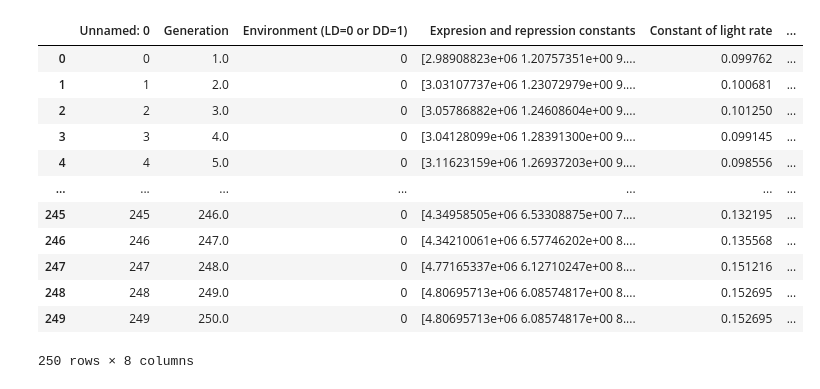
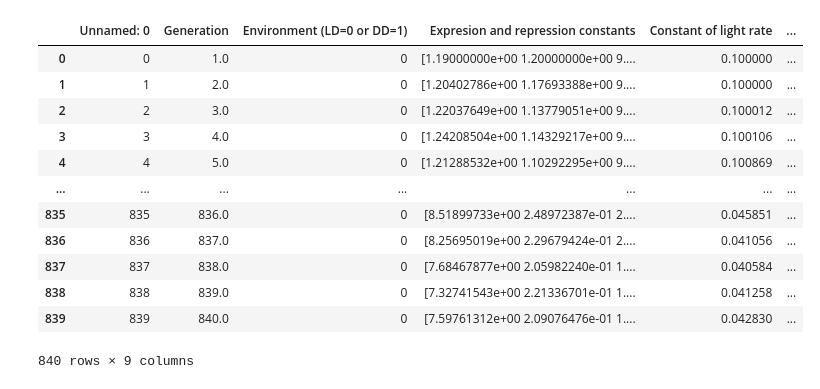
Before and after one commit to SysEvo/Circadian_clock_Neurospora, a Jupyter notebook: Data_analisys.ipynb, the cells around one changed output. Drawn from its saved outputs; the diff is of its cells as text; code cells hidden in the pictures.

```diff
--- a/Data_analisys.ipynb
+++ b/Data_analisys.ipynb
@@ -28,18 +73,18 @@ for i in range(len(rW)):
 # %%
-resultA = pd.read_csv("Result/AveGenSub_u0.03_M1.1_st600_N1000_v0.2_LD0_alg0_0.csv")
+resultA = pd.read_csv("Result/AveGenSub_u0.03_M1.1_st550_N1000_v0.2_LD0_alg0_0.csv")
 resultA
 # %% [output]
 |  | Unnamed: 0 | Generation | Environment (LD=0 or DD=1) | Expresion and repression constants | Constant of light rate | ... |
-| 0 | 0 | 1.0 | 0 | [2.98908823e+06 1.20757351e+00 9.... | 0.099762 | ... |
-| 1 | 1 | 2.0 | 0 | [3.03107737e+06 1.23072979e+00 9.... | 0.100681 | ... |
-| 2 | 2 | 3.0 | 0 | [3.05786882e+06 1.24608604e+00 9.... | 0.101250 | ... |
-| 3 | 3 | 4.0 | 0 | [3.04128099e+06 1.28391300e+00 9.... | 0.099145 | ... |
-| 4 | 4 | 5.0 | 0 | [3.11623159e+06 1.26937203e+00 9.... | 0.098556 | ... |
+| 0 | 0 | 1.0 | 0 | [1.19000000e+00 1.20000000e+00 9.... | 0.100000 | ... |
+| 1 | 1 | 2.0 | 0 | [1.20402786e+00 1.17693388e+00 9.... | 0.100000 | ... |
+| 2 | 2 | 3.0 | 0 | [1.22037649e+00 1.13779051e+00 9.... | 0.100012 | ... |
+| 3 | 3 | 4.0 | 0 | [1.24208504e+00 1.14329217e+00 9.... | 0.100106 | ... |
+| 4 | 4 | 5.0 | 0 | [1.21288532e+00 1.10292295e+00 9.... | 0.100869 | ... |
 | ... | ... | ... | ... | ... | ... | ... |
-| 245 | 245 | 246.0 | 0 | [4.34958505e+06 6.53308875e+00 7.... | 0.132195 | ... |
-| 246 | 246 | 247.0 | 0 | [4.34210061e+06 6.57746202e+00 8.... | 0.135568 | ... |
-| 247 | 247 | 248.0 | 0 | [4.77165337e+06 6.12710247e+00 8.... | 0.151216 | ... |
-| 248 | 248 | 249.0 | 0 | [4.80695713e+06 6.08574817e+00 8.... | 0.152695 | ... |
-| 249 | 249 | 250.0 | 0 | [4.80695713e+06 6.08574817e+00 8.... | 0.152695 | ... |
+| 835 | 835 | 836.0 | 0 | [8.51899733e+00 2.48972387e-01 2.... | 0.045851 | ... |
+| 836 | 836 | 837.0 | 0 | [8.25695019e+00 2.29679424e-01 2.... | 0.041056 | ... |
+| 837 | 837 | 838.0 | 0 | [7.68467877e+00 2.05982240e-01 1.... | 0.040584 | ... |
+| 838 | 838 | 839.0 | 0 | [7.32741543e+00 2.21336701e-01 1.... | 0.041258 | ... |
+| 839 | 839 | 840.0 | 0 | [7.59761312e+00 2.09076476e-01 1.... | 0.042830 | ... |
-250 rows × 8 columns
+840 rows × 9 columns
 # %%
```
Also changed, not shown: parts of 14 cells of this notebook, 2 other files.
